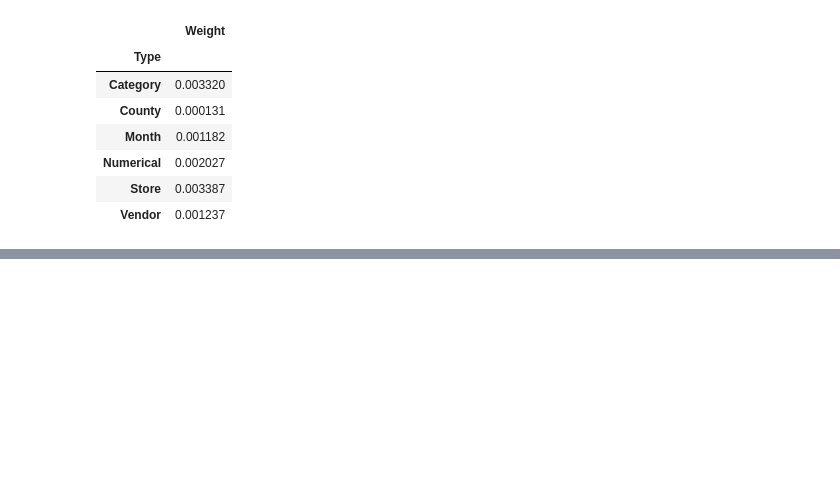
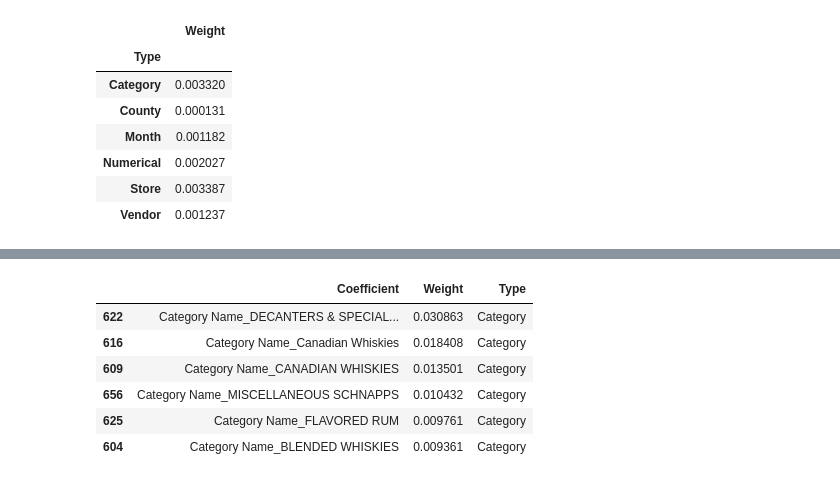
Before and after one commit to ellycebilhorn/DATA403-Project1, a Jupyter notebook: per_capita.ipynb, the cells around one changed output, grey strips where cells are left out. Saved outputs shown, nothing was run; the diff lists cells and outputs as text; code cells hidden in the pictures; blank space fills up the shorter version.

```diff
--- a/per_capita.ipynb
+++ b/per_capita.ipynb
@@ -369,0 +433,10 @@ profit_coef.groupby("Type").mean()
+# %%
+profit_coef[profit_coef["Type"] == "Category"].sort_values(by="Weight", ascending = False).iloc[:6]
+# %% [output]
+|  | Coefficient | Weight | Type |
+| 622 | Category Name_DECANTERS & SPECIAL... | 0.030863 | Category |
+| 616 | Category Name_Canadian Whiskies | 0.018408 | Category |
+| 609 | Category Name_CANADIAN WHISKIES | 0.013501 | Category |
+| 656 | Category Name_MISCELLANEOUS SCHNAPPS | 0.010432 | Category |
+| 625 | Category Name_FLAVORED RUM | 0.009761 | Category |
+| 604 | Category Name_BLENDED WHISKIES | 0.009361 | Category |
```
Also changed, not shown: parts of 9 cells of this notebook, 1 other file.
